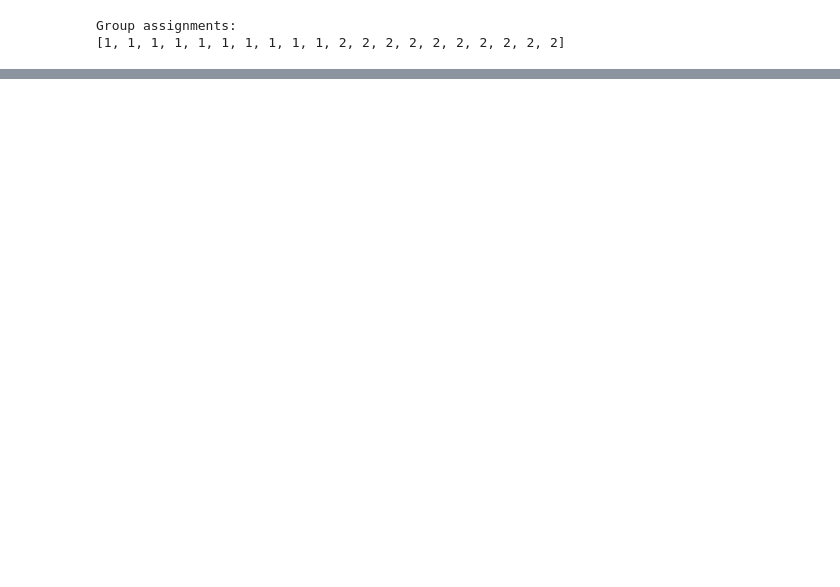
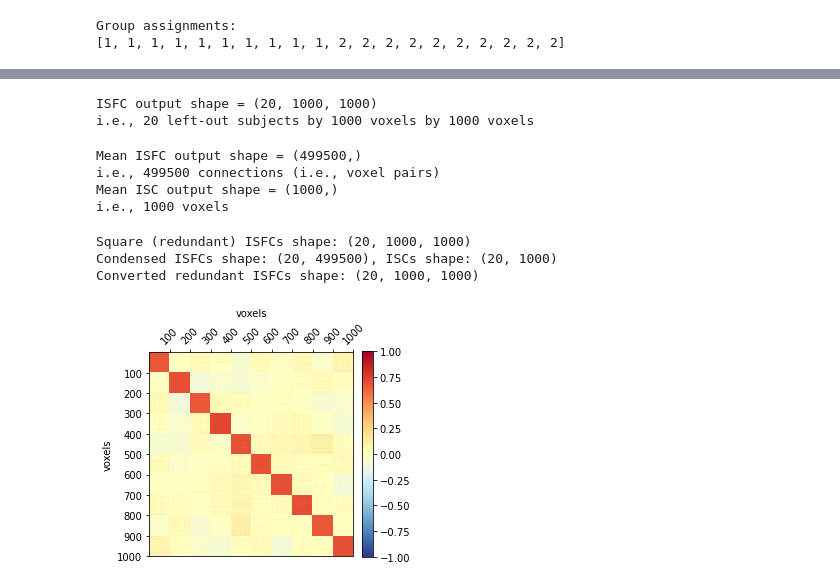
Before and after one commit to govinda-umd/network_dynamics, a Jupyter notebook: _build/jupyter_execute/nb/jun22/01-desc-BrainIAK_tutorial.ipynb, the cells around one changed output, grey strips where cells are left out. Saved outputs shown, nothing was run; the diff lists cells and outputs as text; code cells hidden in the pictures; blank space fills up the shorter version.

```diff
--- a/_build/jupyter_execute/nb/jun22/01-desc-BrainIAK_tutorial.ipynb
+++ b/_build/jupyter_execute/nb/jun22/01-desc-BrainIAK_tutorial.ipynb
@@ -397,0 +421,48 @@ plt.tight_layout()
+# %%
+# Compute ISFCs using leave-one-out approach
+isfcs = isfc(data, pairwise=False, vectorize_isfcs=False)
+
+# Check shape of output ISFC values
+print(f"ISFC output shape = {isfcs.shape}\ni.e., {isfcs.shape[0]} "
+      f"left-out subjects by {isfcs.shape[1]} voxels by {isfcs.shape[2]} "
+      "voxels")
+# %% [output]
+ISFC output shape = (20, 1000, 1000)
+i.e., 20 left-out subjects by 1000 voxels by 1000 voxels
+# %%
+# Compute ISFCs using leave-one-out approach with mean
+isfcs, iscs = isfc(data, pairwise=False, summary_statistic='mean',
+                   vectorize_isfcs=True)
+
+# Check shape of output ISFC values
+print(f"Mean ISFC output shape = {isfcs.shape}\ni.e., {isfcs.shape[0]} "
+      f"connections (i.e., voxel pairs)"
+      f"\nMean ISC output shape = {iscs.shape}\ni.e., {iscs.shape[0]} "
+      "voxels")
+# %% [output]
+Mean ISFC output shape = (499500,)
+i.e., 499500 connections (i.e., voxel pairs)
+Mean ISC output shape = (1000,)
+i.e., 1000 voxels
+# %%
+from brainiak.isc import squareform_isfc
+
+# Start with square (redundant) ISFCs and check shape
+isfcs_sq = isfc(data, pairwise=False, vectorize_isfcs=False)
+print(f"Square (redundant) ISFCs shape: {isfcs_sq.shape}")
+
+# Convert these directly to condensed ISFCs (and ISCs)
+isfcs_c, iscs = squareform_isfc(isfcs_sq)
+print(f"Condensed ISFCs shape: {isfcs_c.shape}, "
+      f"ISCs shape: {iscs.shape}")
+
+# Convert these directly back to redundant ISFCs
+isfcs_r = squareform_isfc(isfcs_c, iscs)
+print(f"Converted redundant ISFCs shape: {isfcs_r.shape}")
+
+# Check that they are identical to the original square ISFCs
+assert np.array_equal(isfcs_sq, isfcs_r)
+# %% [output]
+Square (redundant) ISFCs shape: (20, 1000, 1000)
+Condensed ISFCs shape: (20, 499500), ISCs shape: (20, 1000)
+Converted redundant ISFCs shape: (20, 1000, 1000)
@@ -397,0 +475,22 @@ plt.tight_layout()
+# %%
+# Recompute mean ISFCs
+isfcs, iscs = isfc(data, pairwise=False, summary_statistic='mean',
+                   vectorize_isfcs=True)
+
+# Convert these to a square representation
+isfcs = squareform_isfc(isfcs, iscs)
+
+# Visual mean ISFC matrix
+plt.matshow(isfcs, cmap="RdYlBu_r", vmin=-1, vmax=1)
+plt.grid(False)
+plt.xticks(np.arange(0, 1001, 100)[1:], np.arange(100, 1001, 100),
+           rotation=45)
+plt.gca().xaxis.tick_top()
+plt.gca().xaxis.set_label_position('top')
+plt.yticks(np.arange(0, 1001, 100)[1:], np.arange(100, 1001, 100))
+plt.xlabel('voxels')
+plt.ylabel('voxels')
+ax = plt.gca()
+plt.colorbar(fraction=0.046, pad=0.04);
+# %% [output]
+[figure, added]
```
Also changed, not shown: parts of 23 cells of this notebook, 44 other files.
